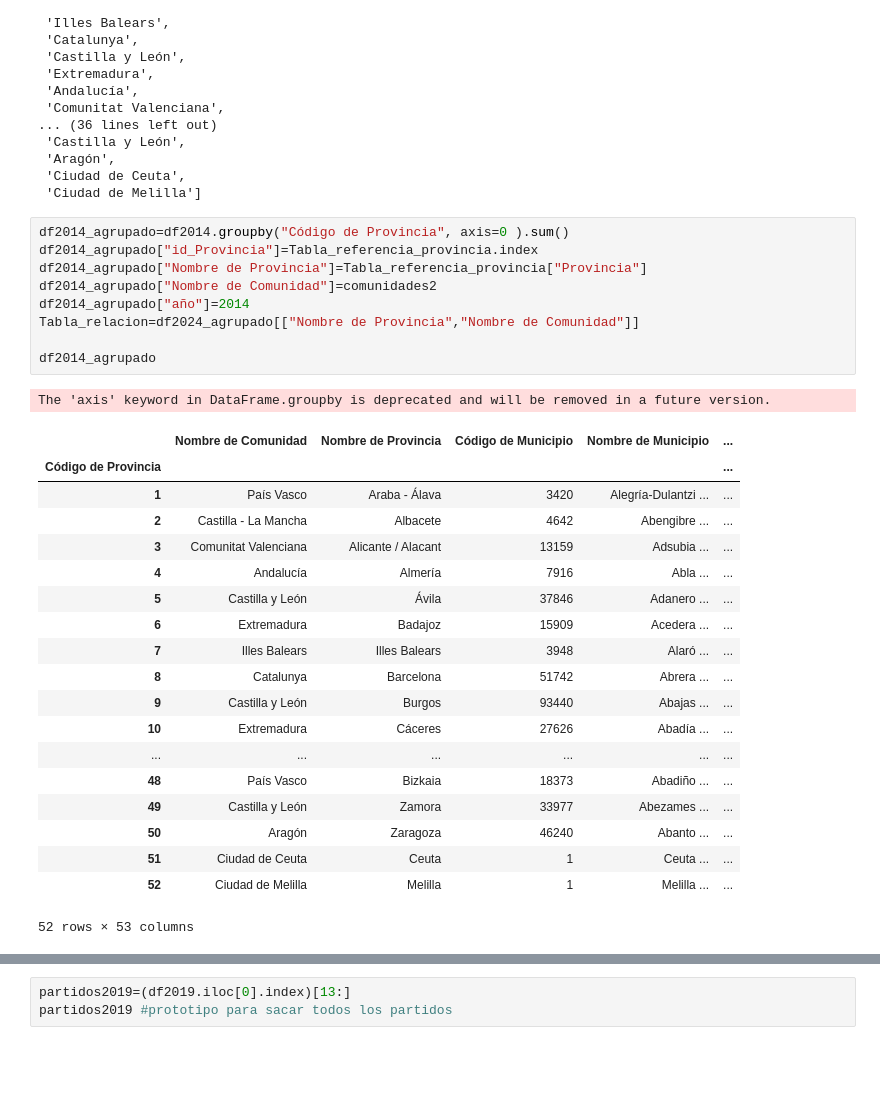
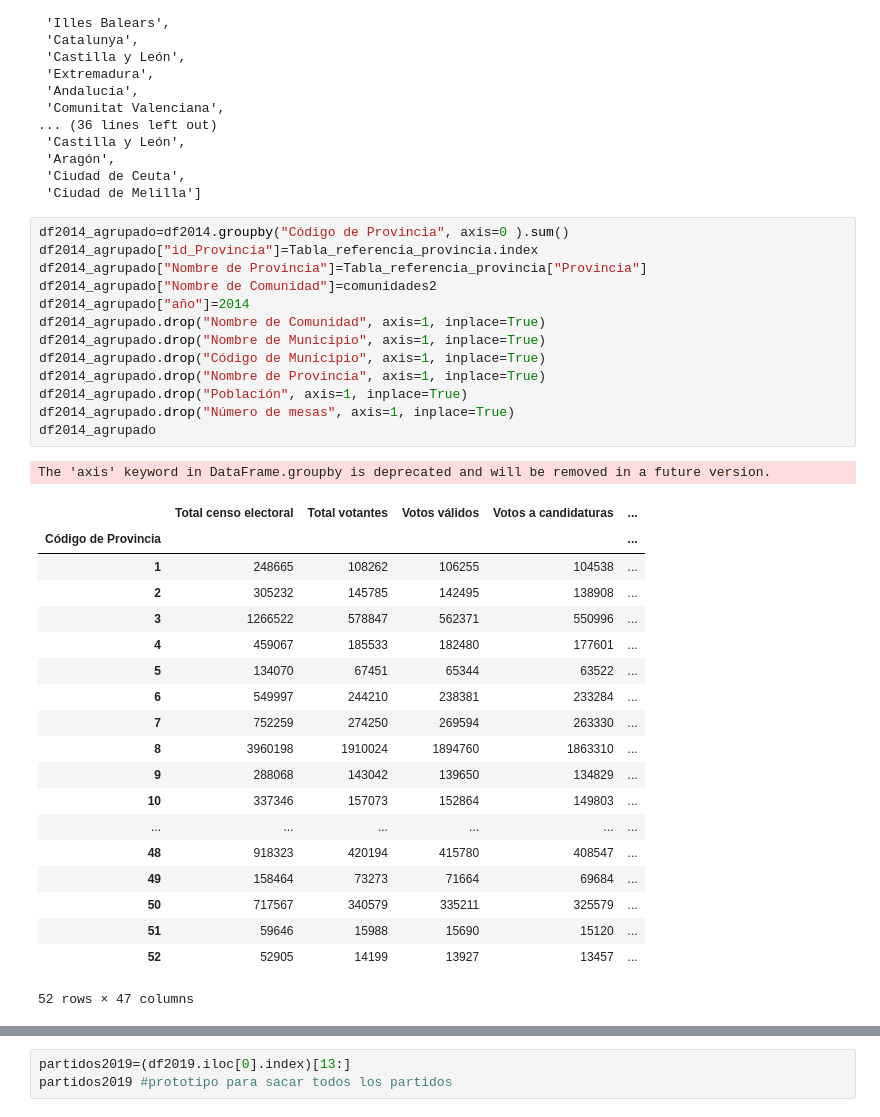
Before and after one commit to UnaiFam/PROYECTO-EUROPA, a Jupyter notebook: pruebas de csv a nacional.ipynb, the cells around one changed output, grey strips where cells are left out. Saved outputs shown, nothing was run; the diff lists cells and outputs as text; blank space fills up the shorter version.

Commit message:
ahora tiene df de comunidad y provincia

```diff
--- a/pruebas de csv a nacional.ipynb
+++ b/pruebas de csv a nacional.ipynb
@@ -352,33 +374,37 @@ comunidades2
 # %%
 df2014_agrupado=df2014.groupby("Código de Provincia", axis=0 ).sum()
 df2014_agrupado["id_Provincia"]=Tabla_referencia_provincia.index
 df2014_agrupado["Nombre de Provincia"]=Tabla_referencia_provincia["Provincia"]
 df2014_agrupado["Nombre de Comunidad"]=comunidades2
 df2014_agrupado["año"]=2014
-Tabla_relacion=df2024_agrupado[["Nombre de Provincia","Nombre de Comunidad"]]
-
+df2014_agrupado.drop("Nombre de Comunidad", axis=1, inplace=True)
+df2014_agrupado.drop("Nombre de Municipio", axis=1, inplace=True)
+df2014_agrupado.drop("Código de Municipio", axis=1, inplace=True)
+df2014_agrupado.drop("Nombre de Provincia", axis=1, inplace=True)
+df2014_agrupado.drop("Población", axis=1, inplace=True)
+df2014_agrupado.drop("Número de mesas", axis=1, inplace=True)
 df2014_agrupado
 # %% [output]
 The 'axis' keyword in DataFrame.groupby is deprecated and will be removed in a future version.
-|  | Nombre de Comunidad | Nombre de Provincia | Código de Municipio | Nombre de Municipio | ... |
+|  | Total censo electoral | Total votantes | Votos válidos | Votos a candidaturas | ... |
 | Código de Provincia |  |  |  |  | ... |
-| 1 | País Vasco | Araba - Álava | 3420 | Alegría-Dulantzi ... | ... |
-| 2 | Castilla - La Mancha | Albacete | 4642 | Abengibre ... | ... |
-| 3 | Comunitat Valenciana | Alicante / Alacant | 13159 | Adsubia ... | ... |
-| 4 | Andalucía | Almería | 7916 | Abla ... | ... |
-| 5 | Castilla y León | Ávila | 37846 | Adanero ... | ... |
-| 6 | Extremadura | Badajoz | 15909 | Acedera ... | ... |
-| 7 | Illes Balears | Illes Balears | 3948 | Alaró ... | ... |
-| 8 | Catalunya | Barcelona | 51742 | Abrera ... | ... |
-| 9 | Castilla y León | Burgos | 93440 | Abajas ... | ... |
-| 10 | Extremadura | Cáceres | 27626 | Abadía ... | ... |
+| 1 | 248665 | 108262 | 106255 | 104538 | ... |
+| 2 | 305232 | 145785 | 142495 | 138908 | ... |
+| 3 | 1266522 | 578847 | 562371 | 550996 | ... |
+| 4 | 459067 | 185533 | 182480 | 177601 | ... |
+| 5 | 134070 | 67451 | 65344 | 63522 | ... |
+| 6 | 549997 | 244210 | 238381 | 233284 | ... |
+| 7 | 752259 | 274250 | 269594 | 263330 | ... |
+| 8 | 3960198 | 1910024 | 1894760 | 1863310 | ... |
+| 9 | 288068 | 143042 | 139650 | 134829 | ... |
+| 10 | 337346 | 157073 | 152864 | 149803 | ... |
 | ... | ... | ... | ... | ... | ... |
-| 48 | País Vasco | Bizkaia | 18373 | Abadiño ... | ... |
-| 49 | Castilla y León | Zamora | 33977 | Abezames ... | ... |
-| 50 | Aragón | Zaragoza | 46240 | Abanto ... | ... |
-| 51 | Ciudad de Ceuta | Ceuta | 1 | Ceuta ... | ... |
-| 52 | Ciudad de Melilla | Melilla | 1 | Melilla ... | ... |
+| 48 | 918323 | 420194 | 415780 | 408547 | ... |
+| 49 | 158464 | 73273 | 71664 | 69684 | ... |
+| 50 | 717567 | 340579 | 335211 | 325579 | ... |
+| 51 | 59646 | 15988 | 15690 | 15120 | ... |
+| 52 | 52905 | 14199 | 13927 | 13457 | ... |
-52 rows × 53 columns
+52 rows × 47 columns
 # %%
 df2019_agrupado=df2019.groupby("Código de Provincia", axis=0, ).sum()
 df2019_agrupado["Código de Municipio"]=Tabla_referencia_provincia.index
```
Also changed, not shown: parts of 14 cells of this notebook.
